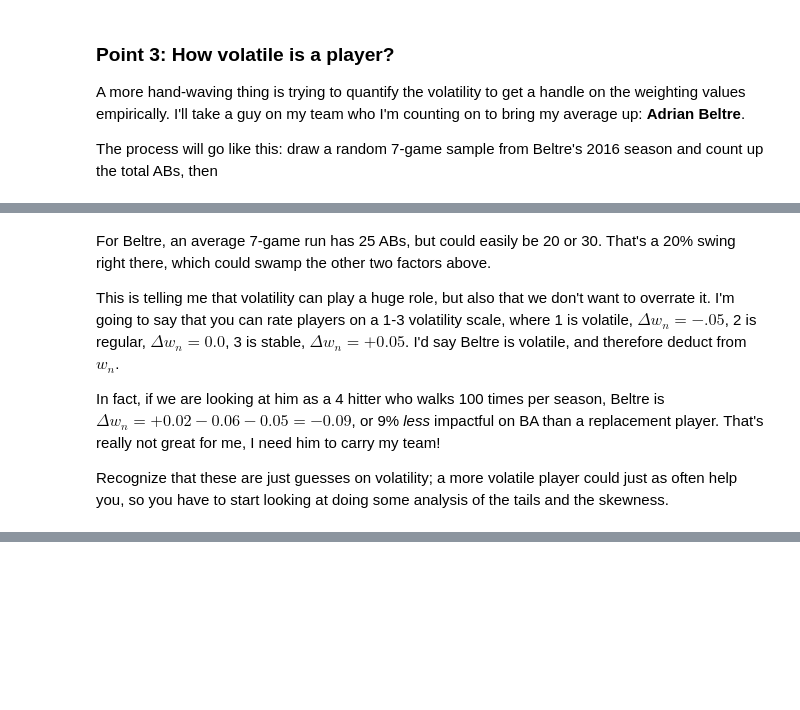
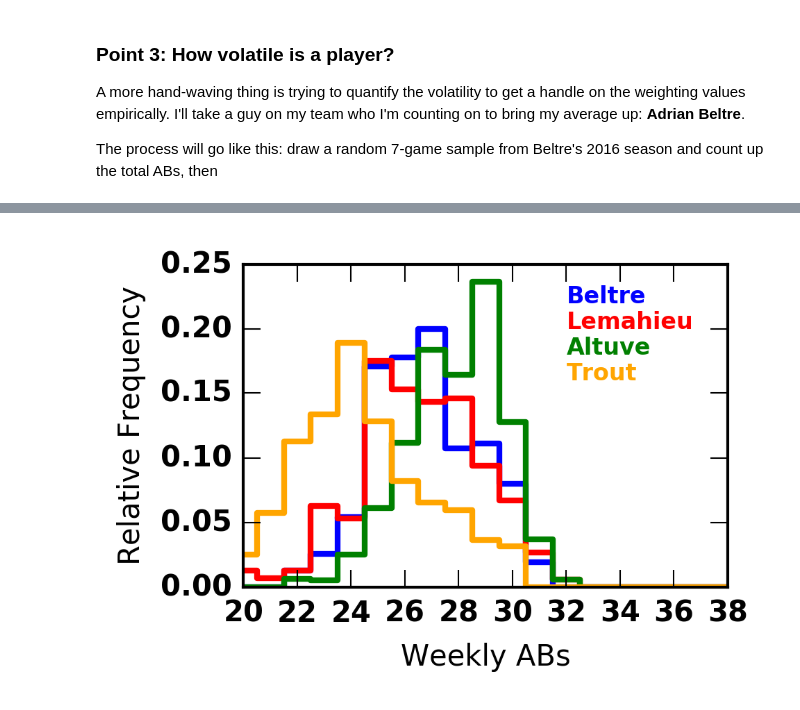
Before and after one commit to fantasy-toolz/2017-MLB-Analysis, a Jupyter notebook: batting_notebooks/AVG-Analysis.ipynb, the cells around one changed output, grey strips where cells are left out. Saved outputs shown, nothing was run; the diff lists cells and outputs as text; code cells hidden in the pictures; blank space fills up the shorter version.

```diff
--- a/batting_notebooks/AVG-Analysis.ipynb
+++ b/batting_notebooks/AVG-Analysis.ipynb
@@ -298,8 +249,62 @@ print np.mean(tvals),np.std(tvals),sst.skew(tvals)
-# %% [markdown]
-For Beltre, an average 7-game run has 25 ABs, but could easily be 20 or 30. That's a 20% swing right there, which could swamp the other two factors above.
-
-This is telling me that volatility can play a huge role, but also that we don't want to overrate it. I'm going to say that you can rate players on a 1-3 volatility scale, where 1 is volatile, $\Delta w_n = -.05$, 2 is regular, $\Delta w_n = 0.0$, 3 is stable, $\Delta w_n = +0.05$. I'd say Beltre is volatile, and therefore deduct from $w_n$.
-
-In fact, if we are looking at him as a 4 hitter who walks 100 times per season, Beltre is $\Delta w_n = +0.02 - 0.06 - 0.05 = -0.09$, or 9% _less_ impactful on BA than a replacement player. That's really not great for me, I need him to carry my team!
-
-Recognize that these are just guesses on volatility; a more volatile player could just as often help you, so you have to start looking at doing some analysis of the tails and the skewness.
+# %%
+
+
+def ab_simulate(PlayerNotebook,Stat='AB',bins=np.arange(0,45,1),nsims=10000,verbose=1):
+
+    vals = np.zeros(bins.shape[0])
+
+    tvals = np.zeros(nsims)
+
+    for indx in range(0,nsims):
+
+        random_index = randrange(0,len(PlayerNotebook[Stat]))
+        if random_index > len(PlayerNotebook[Stat])-7:
+            continue
+
+        vals[np.sum(PlayerNotebook[Stat][random_index:random_index+7])] += 1
+        tvals[indx] = np.sum(PlayerNotebook[Stat][random_index:random_index+7])
+
+    if verbose:
+        print 'Mean: ',np.mean(tvals)
+        print 'Sigma: ',np.std(tvals)
+        print 'Skew: ',sst.skew(tvals)
+        print 'SkewSigma: ',sst.skew(tvals)/np.std(tvals)**1.5
+
+    return bins,vals,tvals
+
+print '----Beltre----'
+BeltreB,BeltreV,BeltreT = ab_simulate(Beltre2016)
+
+print '----Lemahieu----'
+LemahieuB,LemahieuV,LemahieuT = ab_simulate(Lemahieu2016)
+
+print '----Altuve----'
+AltuveB,AltuveV,AltuveT = ab_simulate(Altuve2016)
+
+print '----Trout----'
+TroutB,TroutV,TroutT = ab_simulate(Trout2016)
+
+
+
+
+
+plt.figure(figsize=(3,2))
+plt.plot(BeltreB,BeltreV/10000.,drawstyle='steps-mid',color='blue')
+plt.plot(LemahieuB,LemahieuV/10000.,drawstyle='steps-mid',color='red')
+plt.plot(AltuveB,AltuveV/10000.,drawstyle='steps-mid',color='green')
+plt.plot(TroutB,TroutV/10000.,drawstyle='steps-mid',color='orange')
+
+plt.text(32,0.22,'Beltre',color='blue',size=8)
+plt.text(32,0.2,'Lemahieu',color='red',size=8)
+plt.text(32,0.18,'Altuve',color='green',size=8)
+plt.text(32,0.16,'Trout',color='orange',size=8)
+
+
+
+plt.ylabel('Relative Frequency')
+plt.xlabel('Weekly ABs')
+_ = plt.axis([20.,38.,0.,0.25])
+
+
+#4.21 PA/game for average 5 hitter
+# %% [output]
@@ -305,0 +331 @@ Recognize that these are just guesses on volatility; a more volatile player coul
+[figure, added]
```
Also changed, not shown: parts of 8 cells of this notebook, 6 other files.
